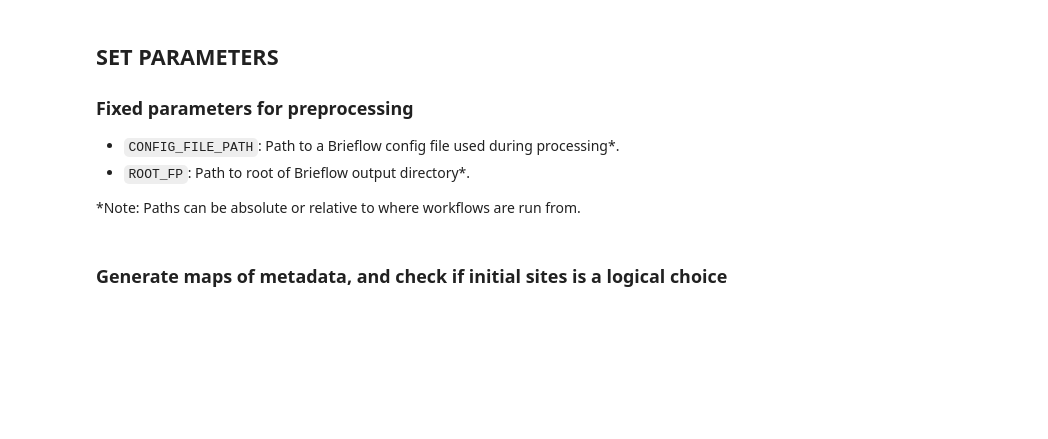
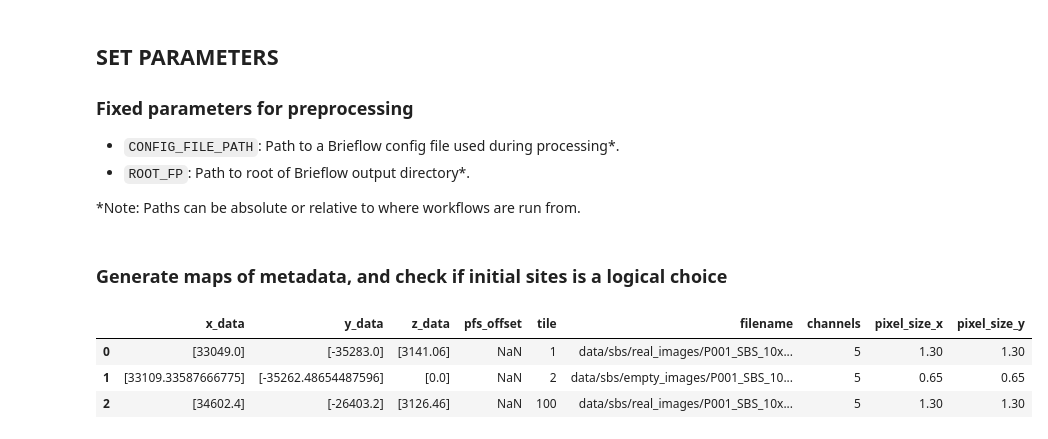
Before and after one commit to cheeseman-lab/brieflow, a Jupyter notebook: example_analysis/5.configure_merge_params.ipynb, the cells around one changed output. Cells and saved outputs as stored; diff of their text form; code cells hidden in the pictures; blank space fills up the shorter version.

```diff
--- a/example_analysis/5.configure_merge_params.ipynb
+++ b/example_analysis/5.configure_merge_params.ipynb
@@ -26,17 +26,22 @@ TEST_CYCLE = 1
 # %%
 ph_test_metadata_fp = f"{ROOT_FP}/preprocess/metadata/phenotype/" + get_filename(
     {"well": TEST_WELL}, "combined_metadata", "tsv"
 )
 ph_test_metadata = pd.read_csv(ph_test_metadata_fp, sep="\t")
 
 sbs_test_metadata_fp = f"{ROOT_FP}/preprocess/metadata/sbs/" + get_filename(
     {"well": TEST_WELL, "cycle": TEST_CYCLE}, "combined_metadata", "tsv"
 )
 sbs_test_metadata = pd.read_csv(sbs_test_metadata_fp, sep="\t")
 sbs_test_metadata
 
 # TODO: Address this properly in metadata extraction
 # convert the lists in the x,y,z data to numbers
-ph_test_metadata[['x_data', 'y_data', 'z_data']] = ph_test_metadata[['x_data', 'y_data', 'z_data']].applymap(lambda x: float(x.strip("[]")))
-sbs_test_metadata[['x_data', 'y_data', 'z_data']] = sbs_test_metadata[['x_data', 'y_data', 'z_data']].applymap(lambda x: float(x.strip("[]")))
+# ph_test_metadata[['x_data', 'y_data', 'z_data']] = ph_test_metadata[['x_data', 'y_data', 'z_data']].applymap(lambda x: float(x.strip("[]")))
+# sbs_test_metadata[['x_data', 'y_data', 'z_data']] = sbs_test_metadata[['x_data', 'y_data', 'z_data']].applymap(lambda x: float(x.strip("[]")))
+# %% [output]
+|  | x_data | y_data | z_data | pfs_offset | tile | filename | channels | pixel_size_x | pixel_size_y |
+| 0 | [33049.0] | [-35283.0] | [3141.06] | NaN | 1 | data/sbs/real_images/P001_SBS_10x... | 5 | 1.30 | 1.30 |
+| 1 | [33109.33587666775] | [-35262.48654487596] | [0.0] | NaN | 2 | data/sbs/empty_images/P001_SBS_10... | 5 | 0.65 | 0.65 |
+| 2 | [34602.4] | [-26403.2] | [3126.46] | NaN | 100 | data/sbs/real_images/P001_SBS_10x... | 5 | 1.30 | 1.30 |
 # %%
```
Also changed, not shown: parts of 5 cells of this notebook, 3 other files.
